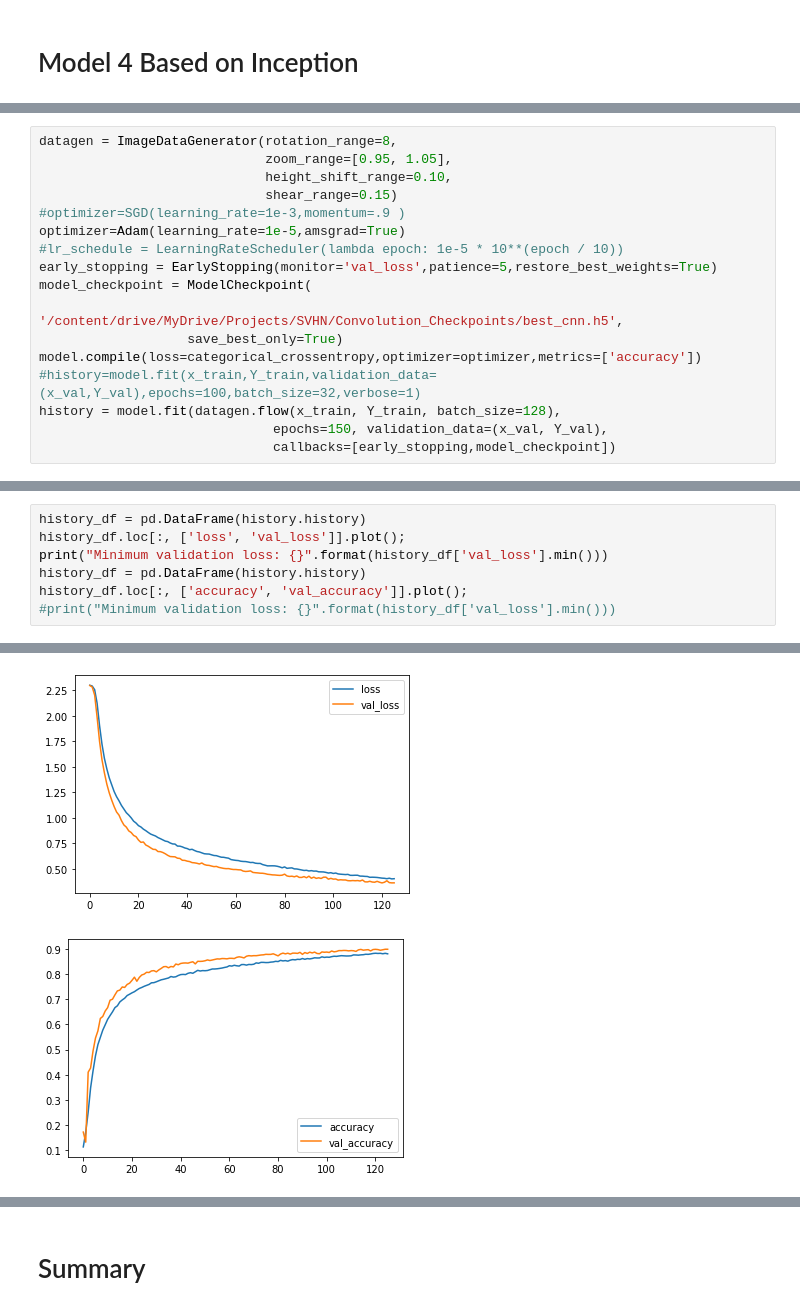
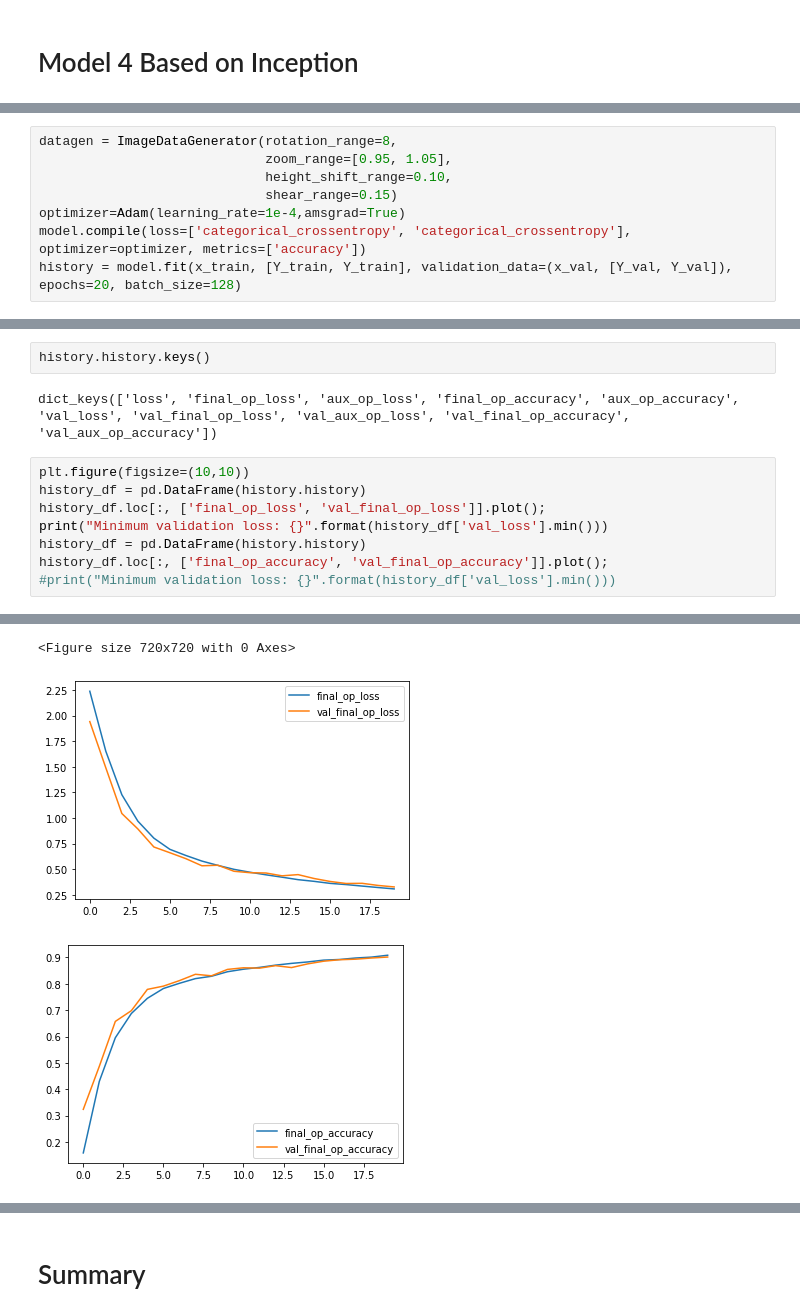
Before and after one commit to RiseAboveAll/SVHN, a Jupyter notebook: SVHN_Convnet.ipynb, the cells around one changed output, grey strips where cells are left out. Drawn from its saved outputs; the diff is of its cells as text.

```diff
--- a/SVHN_Convnet.ipynb
+++ b/SVHN_Convnet.ipynb
@@ -865,16 +893,7 @@ datagen = ImageDataGenerator(rotation_range=8,
                              zoom_range=[0.95, 1.05],
                              height_shift_range=0.10,
                              shear_range=0.15)
-#optimizer=SGD(learning_rate=1e-3,momentum=.9 )
-optimizer=Adam(learning_rate=1e-5,amsgrad=True)
-#lr_schedule = LearningRateScheduler(lambda epoch: 1e-5 * 10**(epoch / 10))
-early_stopping = EarlyStopping(monitor='val_loss',patience=5,restore_best_weights=True)
-model_checkpoint = ModelCheckpoint(
-                   '/content/drive/MyDrive/Projects/SVHN/Convolution_Checkpoints/best_cnn.h5',
-                   save_best_only=True)
-model.compile(loss=categorical_crossentropy,optimizer=optimizer,metrics=['accuracy'])
-#history=model.fit(x_train,Y_train,validation_data=(x_val,Y_val),epochs=100,batch_size=32,verbose=1)
-history = model.fit(datagen.flow(x_train, Y_train, batch_size=128),
-                              epochs=150, validation_data=(x_val, Y_val),
-                              callbacks=[early_stopping,model_checkpoint])
+optimizer=Adam(learning_rate=1e-4,amsgrad=True)
+model.compile(loss=['categorical_crossentropy', 'categorical_crossentropy'], optimizer=optimizer, metrics=['accuracy'])
+history = model.fit(x_train, [Y_train, Y_train], validation_data=(x_val, [Y_val, Y_val]), epochs=20, batch_size=128)
 # %% [output]
@@ -898,8 +917,13 @@ Epoch 126/150
+# %%
+history.history.keys()
+# %% [output]
+dict_keys(['loss', 'final_op_loss', 'aux_op_loss', 'final_op_accuracy', 'aux_op_accuracy', 'val_loss', 'val_final_op_loss', 'val_aux_op_loss', 'val_final_op_accuracy', 'val_aux_op_accuracy'])
 # %%
+plt.figure(figsize=(10,10))
 history_df = pd.DataFrame(history.history)
-history_df.loc[:, ['loss', 'val_loss']].plot();
+history_df.loc[:, ['final_op_loss', 'val_final_op_loss']].plot();
 print("Minimum validation loss: {}".format(history_df['val_loss'].min()))
 history_df = pd.DataFrame(history.history)
-history_df.loc[:, ['accuracy', 'val_accuracy']].plot();
+history_df.loc[:, ['final_op_accuracy', 'val_final_op_accuracy']].plot();
 #print("Minimum validation loss: {}".format(history_df['val_loss'].min()))
 # %% [output]
@@ -907,5 +931,6 @@ Minimum validation loss: 0.3630245327949524
+<Figure size 720x720 with 0 Axes>
-[figure, old version]
+[figure, new version]
-[figure, old version]
+[figure, new version]
 # %%
 model.evaluate(X_test,y_test)
 model.evaluate(x_val,Y_val)
```
Also changed, not shown: parts of 7 cells of this notebook.
